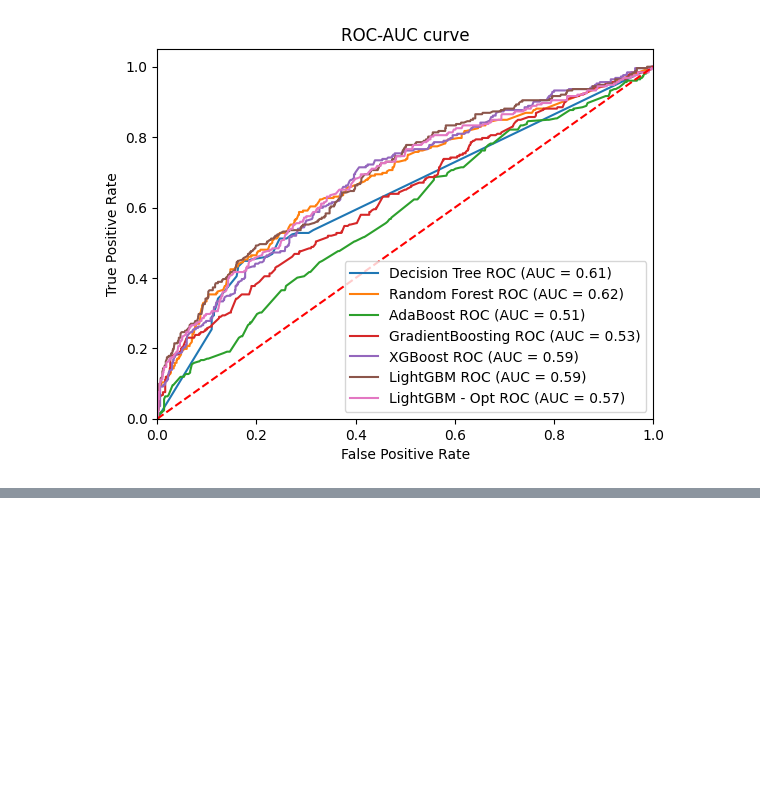
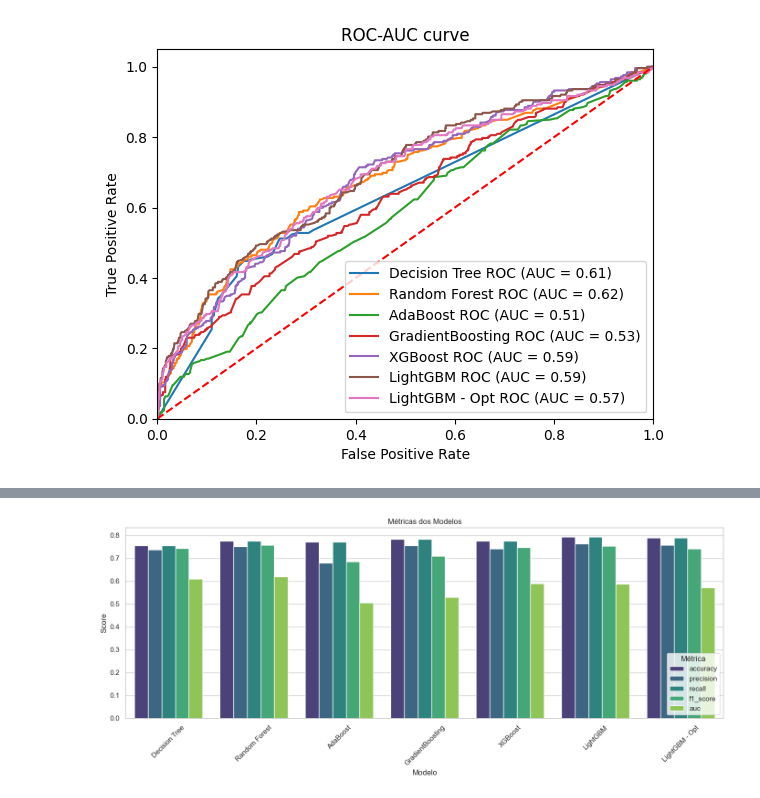
Before and after one commit to jaisson-italo/ds_salary_machine_learning_I, a Jupyter notebook: projeto_ml.ipynb, the cells around one changed output, grey strips where cells are left out. Drawn from its saved outputs; the diff is of its cells as text; code cells hidden in the pictures; blank space fills up the shorter version.

Commit message:
metricas_df

```diff
--- a/projeto_ml.ipynb
+++ b/projeto_ml.ipynb
@@ -724,3 +724,14 @@ F1 - Score : 0.7416
 ROC - AUC  : 0.5707
 ======================
 [figure]
+# %%
+resp = []
+for modelo, modelo_metricas  in pipeline_response.items():
+  metricas = []
+  metricas.append(modelo)
+  for metrica in modelo_metricas.values():
+    metricas.append(metrica)
+  resp.append(metricas)
+# %%
+metricas_df = pd.DataFrame(resp, columns=['modelo'] + list(pipeline_response['Decision Tree'].keys()))
+metricas_df
@@ -726,0 +747,16 @@ ROC - AUC  : 0.5707
+# %%
+df_melted = pd.melt(metricas_df, id_vars=["modelo"], var_name="metrica", value_name="valor")
+sns.set(style="whitegrid")
+
+plt.figure(figsize=(14, 6))
+sns.barplot(data=df_melted, x='modelo', y='valor', hue='metrica', palette='viridis')
+
+plt.xticks(rotation=45)
+plt.xlabel("Modelo")
+plt.ylabel("Score")
+plt.title("Métricas dos Modelos")
+plt.legend(title="Métrica", loc='lower right')  # Posição da legenda
+plt.tight_layout()
+plt.show()
+# %% [output]
+[figure, added]
```
Also changed, not shown: parts of 1 cell of this notebook.
